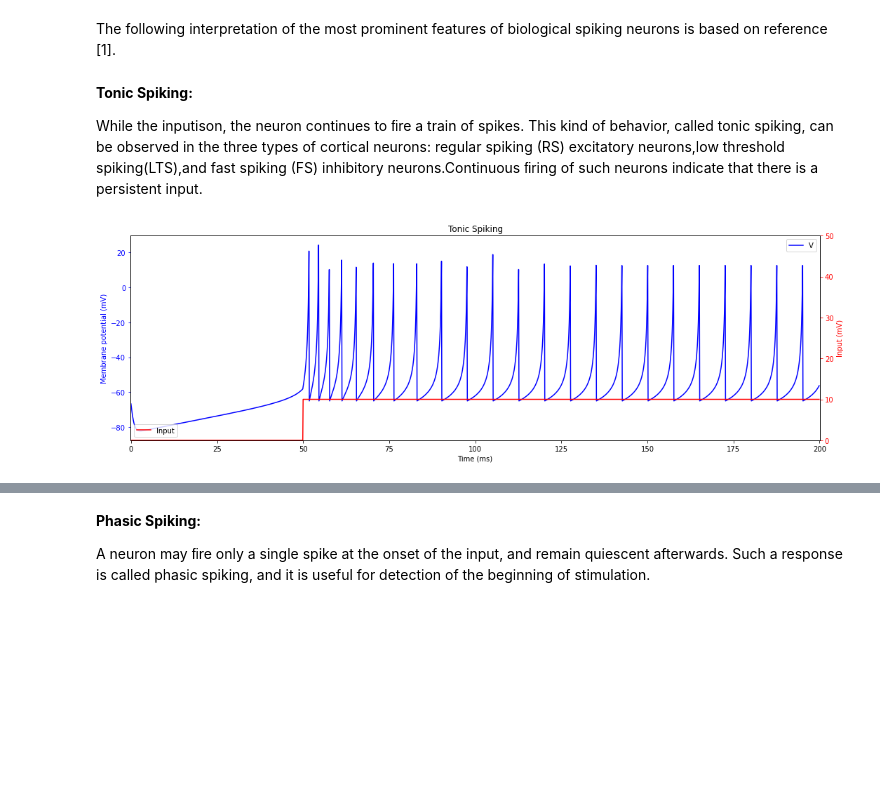
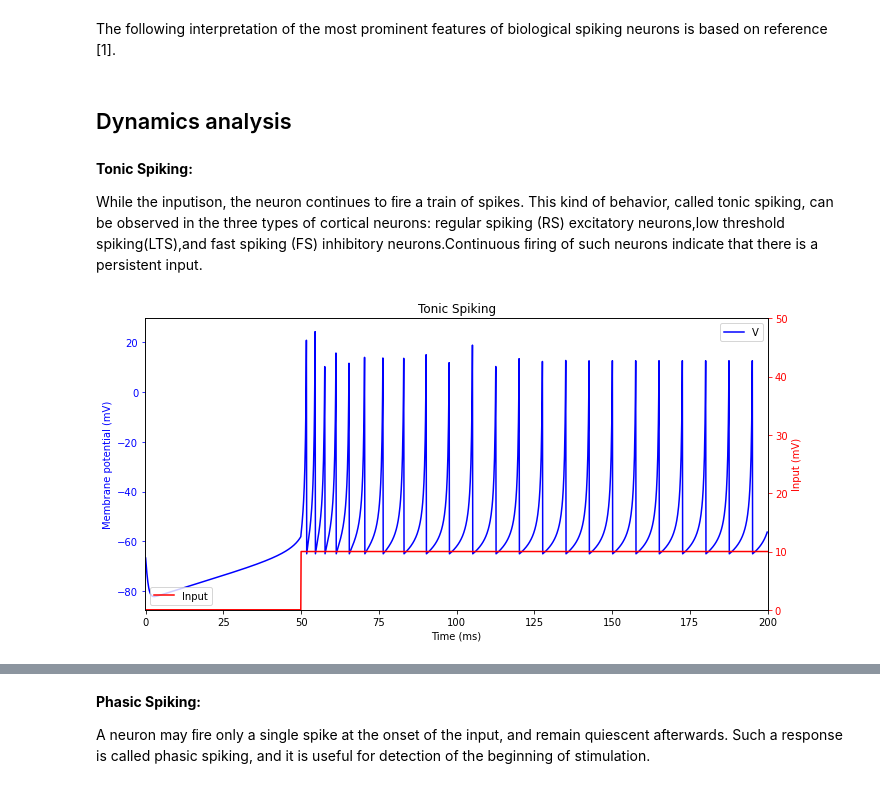
Before and after one commit to quanpeng0/BrainModels, a Jupyter notebook: docs/tutorials/neurons/Izhikevich_model.ipynb, the cells around one changed output, grey strips where cells are left out. Drawn from its saved outputs; the diff is of its cells as text; code cells hidden in the pictures; blank space fills up the shorter version.

Commit message:
izhikevich dynamics analysis

```diff
--- a/docs/tutorials/neurons/Izhikevich_model.ipynb
+++ b/docs/tutorials/neurons/Izhikevich_model.ipynb
@@ -90,7 +90,7 @@ def get_Izhikevich(a=0.02, b=0.20, c=-65., d=8., t_refractory=0., noise=0., V_th
         u : recovery variable [mV].
         spike : spike state.
         t_last_spike : last spike time.
-        inp : input, including external and synaptic inputs.
+        input : input, including external and synaptic inputs.
         '''
     )
 
@@ -266,3 +266,5 @@ plt.show()
 [figure]
 # %% [markdown]
 The following interpretation of the most prominent features of biological spiking neurons is based on reference [1].
+# %% [markdown]
+## Dynamics analysis
@@ -273,27 +285,27 @@ While the inputison, the neuron continues to ﬁre a train of spikes. This kind
 # %%
 Izhikevich = get_Izhikevich(mode='tonic spiking')
 neu = bp.NeuGroup(Izhikevich, 10, monitors=['V', 'u'])
 neu.pars['noise'] = 0.
 current2 = bp.inputs.ramp_current(10, 10, 150, 0, 150)
 current1 = np.zeros(int(np.ceil(50 / 0.1)))
 current = np.append(current1, current2)
 neu.run(duration=200., inputs=['input', current], report=False)
 
-fig, ax1 = plt.subplots(figsize=(15, 5))
+fig, ax1 = plt.subplots(figsize=(10, 5))
 plt.title('Tonic Spiking')
 ax1.plot(neu.mon.ts, neu.mon.V[:, 0], 'b', label='V')
 ax1.set_xlabel('Time (ms)')
 ax1.set_ylabel('Membrane potential (mV)', color='b')
 ax1.set_xlim(-0.1, 200.1)
 ax1.tick_params('y', colors='b')
 ax2 = ax1.twinx()
 ax2.plot(neu.mon.ts, current, 'r', label='Input')
 ax2.set_xlabel('Time (ms)')
 ax2.set_ylabel('Input (mV)', color='r')
 ax2.set_ylim(0, 50)
 ax2.tick_params('y', colors='r')
 ax1.legend(loc=1)
 ax2.legend(loc=3)
 fig.tight_layout()
 # %% [output]
-[figure, old version]
+[figure, new version]
```
Also changed, not shown: parts of 47 cells of this notebook.
